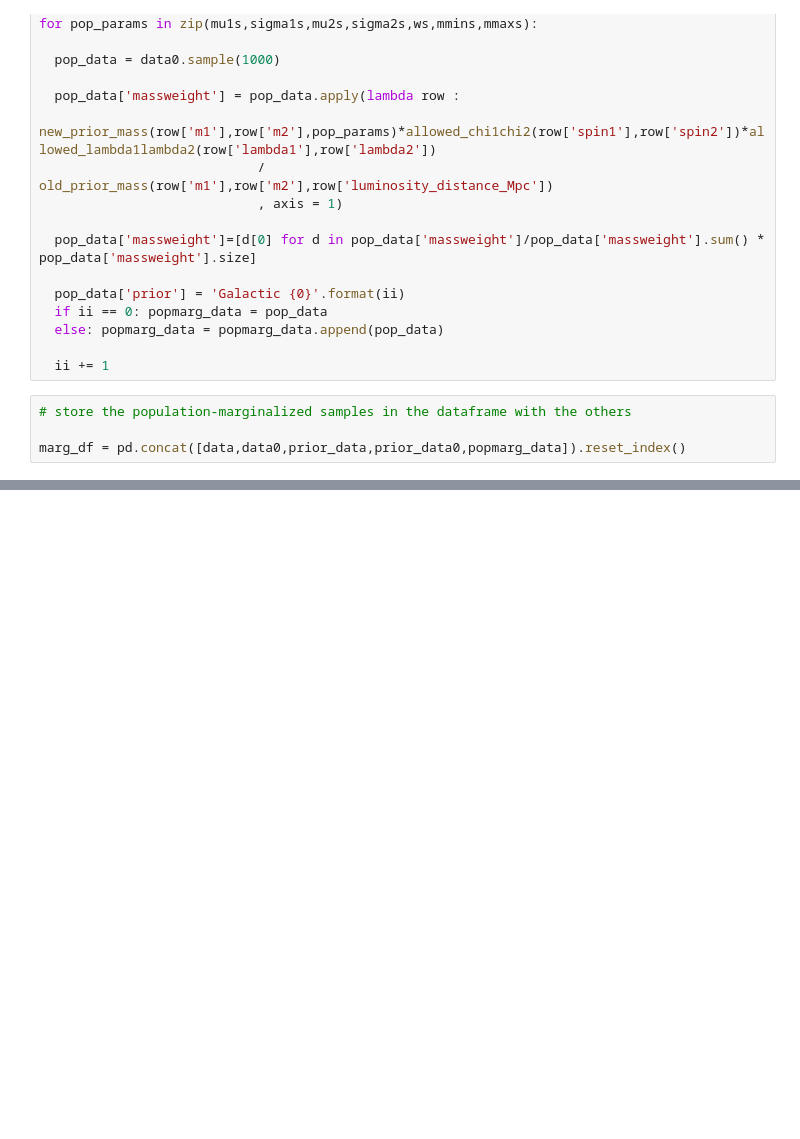
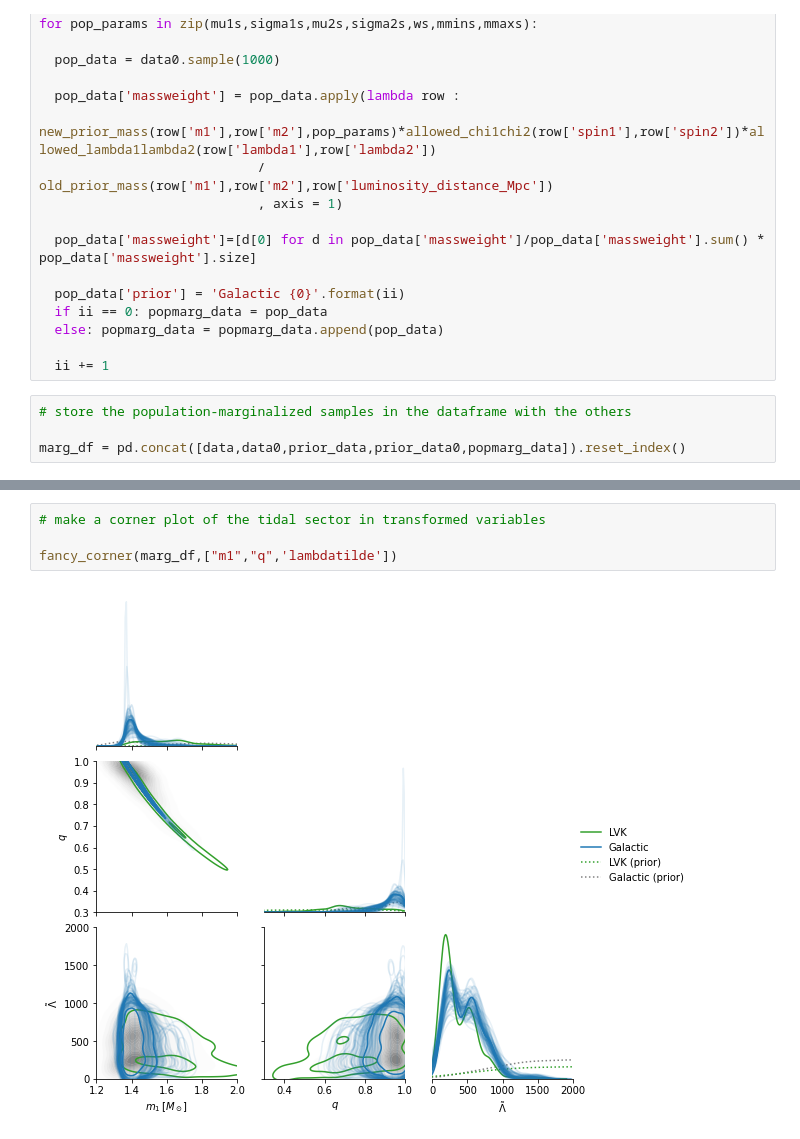
Before and after one commit to daniellmarc/reweighted-dns, a Jupyter notebook: GW170817_GalacticNS.ipynb, the cells around one changed output, grey strips where cells are left out. Cells and saved outputs as stored; diff of their text form; blank space fills up the shorter version.

```diff
--- a/GW170817_GalacticNS.ipynb
+++ b/GW170817_GalacticNS.ipynb
@@ -452,0 +350,6 @@ for i in range(len(vars)):
+# %%
+# make a corner plot of the tidal sector in transformed variables
+
+fancy_corner(marg_df,["m1","q",'lambdatilde'])
+# %% [output]
+[figure, added]
```
Also changed, not shown: parts of 13 cells of this notebook.
